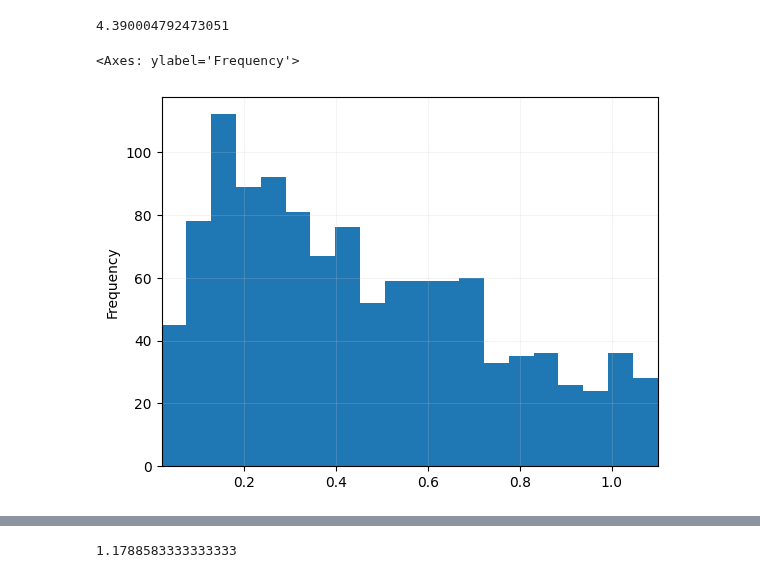
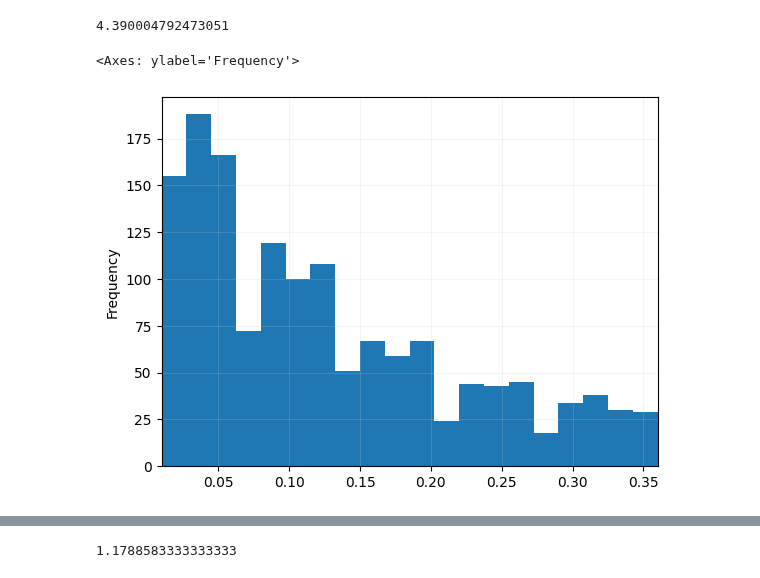
Before and after one commit to zakrzewow/raw-algorithm-portfolios, a Jupyter notebook: results_config_time.ipynb, the cells around one changed output, grey strips where cells are left out. Drawn from its saved outputs; the diff is of its cells as text; code cells hidden in the pictures.

```diff
--- a/results_config_time.ipynb
+++ b/results_config_time.ipynb
@@ -123,16 +121,16 @@ results.loc[
 # %% [output]
 4.390004792473051
 # %%
-db_path = list((MAIN_DIR / "database").glob(f"run-plain-30-*.db"))[1]
+db_path = list((MAIN_DIR / "database").glob(f"run-plain-30-*.db"))[0]
 db = DB(db_path)
 results = pd.read_sql_query("SELECT * FROM results", db._conn)
 results.loc[
     results["prefix"].str.startswith("config")
     & results["cached"].eq(0)
     & results["surrogate"].eq(0)
-    & results["cost"].lt(11.1),
+    & results["cost"].lt(0.37),
     "time",
 ].plot.hist(bins=20)
 # %% [output]
 <Axes: ylabel='Frequency'>
-[figure, old version]
+[figure, new version]
```
Also changed, not shown: parts of 5 cells of this notebook, 2 other files.
